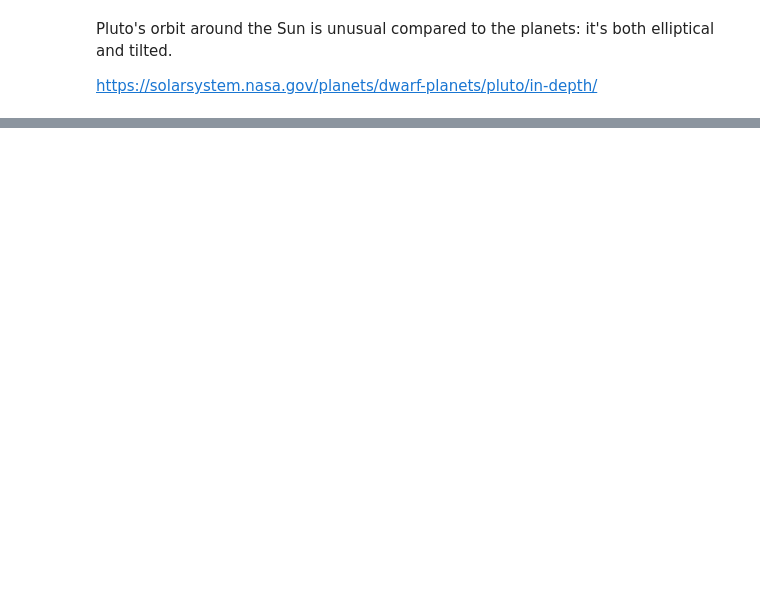
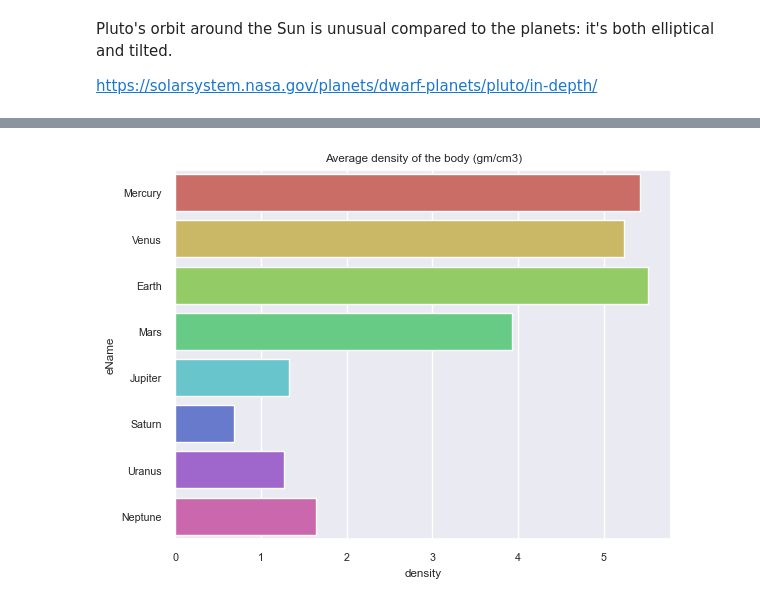
Before and after one commit to GuadaHub/SolarSystem, a Jupyter notebook: EDA.ipynb, the cells around one changed output, grey strips where cells are left out. Cells and saved outputs as stored; diff of their text form; code cells hidden in the pictures; blank space fills up the shorter version.

```diff
--- a/EDA.ipynb
+++ b/EDA.ipynb
@@ -164,0 +124,6 @@ https://solarsystem.nasa.gov/planets/dwarf-planets/pluto/in-depth/
+# %%
+# Lets look the average density of the body
+
+sns.barplot(data=planets, x='density', y='eName', ci="sd", palette="hls").set(title='Average density of the body (gm/cm3)');
+# %% [output]
+[figure, added]
```
Also changed, not shown: parts of 18 cells of this notebook, 2 other files.
